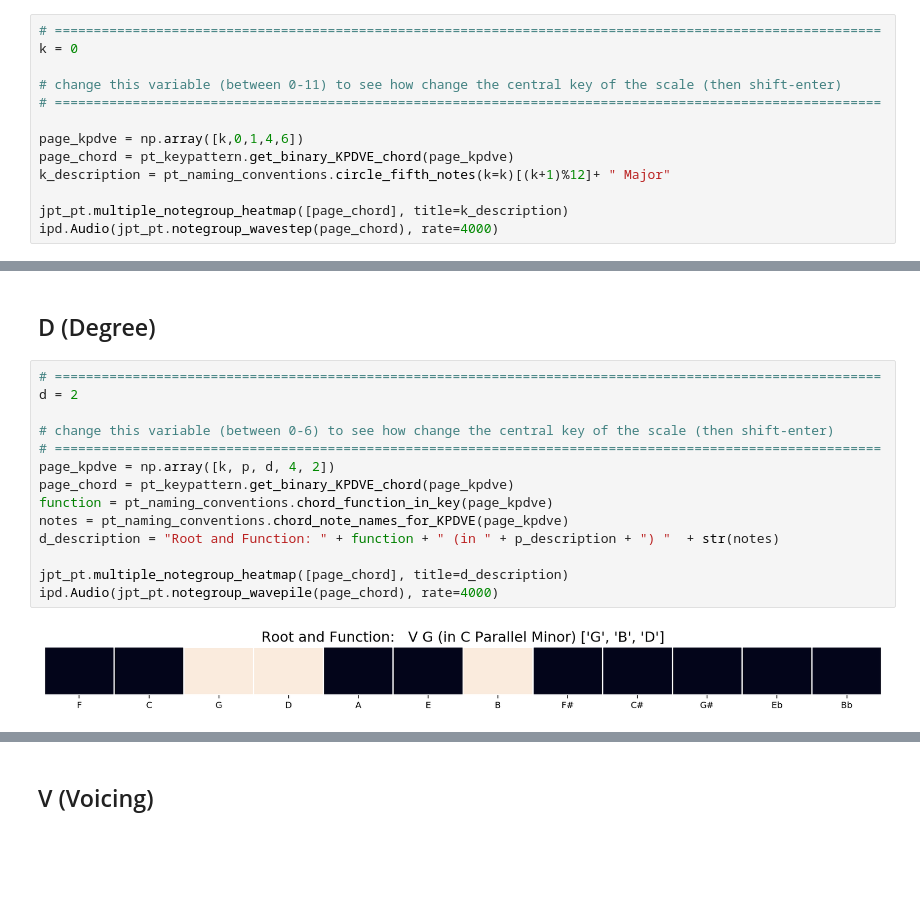
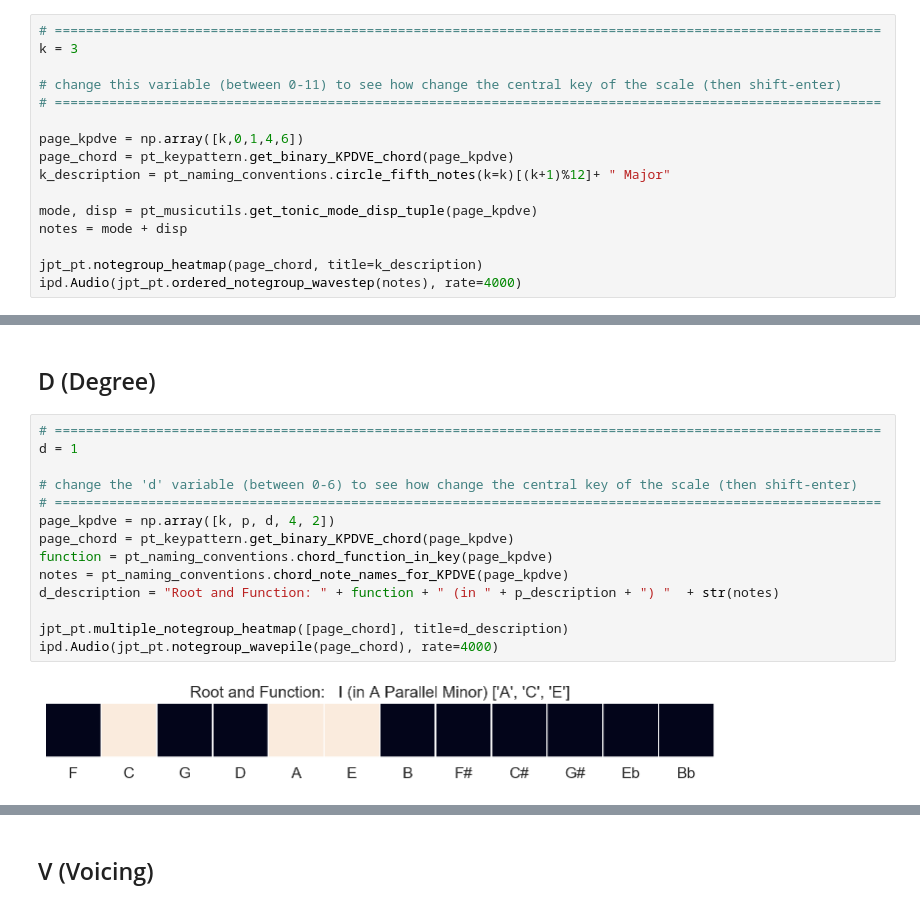
Before and after one commit to timsum/harmonypartition, a Jupyter notebook: jup/Chapter_5_KPDVE_nav.ipynb, the cells around one changed output, grey strips where cells are left out. Saved outputs shown, nothing was run; the diff lists cells and outputs as text; blank space fills up the shorter version.

```diff
--- a/jup/Chapter_5_KPDVE_nav.ipynb
+++ b/jup/Chapter_5_KPDVE_nav.ipynb
@@ -45,7 +43,7 @@ page_kpdve = np.array([k,p,d,v,e])
 ## K (Key)
 # %%
 # ==========================================================================================================
-k = 0
+k = 3
 
 # change this variable (between 0-11) to see how change the central key of the scale (then shift-enter)
 # ==========================================================================================================
@@ -54,6 +52,9 @@ page_kpdve = np.array([k,0,1,4,6])
 page_chord = pt_keypattern.get_binary_KPDVE_chord(page_kpdve)
 k_description = pt_naming_conventions.circle_fifth_notes(k=k)[(k+1)%12]+ " Major"
 
-jpt_pt.multiple_notegroup_heatmap([page_chord], title=k_description)
-ipd.Audio(jpt_pt.notegroup_wavestep(page_chord), rate=4000)
+mode, disp = pt_musicutils.get_tonic_mode_disp_tuple(page_kpdve)
+notes = mode + disp
+
+jpt_pt.notegroup_heatmap(page_chord, title=k_description)
+ipd.Audio(jpt_pt.ordered_notegroup_wavestep(notes), rate=4000)
 # %% [output]
@@ -81,20 +85,20 @@ ipd.Audio(jpt_pt.notegroup_wavestep(page_chord), rate=4000)
 ## D (Degree)
 # %%
 # ==========================================================================================================
-d = 2
+d = 1
 
-# change this variable (between 0-6) to see how change the central key of the scale (then shift-enter)
+# change the 'd' variable (between 0-6) to see how change the central key of the scale (then shift-enter)
 # ==========================================================================================================
 page_kpdve = np.array([k, p, d, 4, 2])
 page_chord = pt_keypattern.get_binary_KPDVE_chord(page_kpdve)
 function = pt_naming_conventions.chord_function_in_key(page_kpdve)
 notes = pt_naming_conventions.chord_note_names_for_KPDVE(page_kpdve)
 d_description = "Root and Function: " + function + " (in " + p_description + ") "  + str(notes)
 
 jpt_pt.multiple_notegroup_heatmap([page_chord], title=d_description)
 ipd.Audio(jpt_pt.notegroup_wavepile(page_chord), rate=4000)
 # %% [output]
-[figure, old version]
+[figure, new version]
 [interactive output not drawn]
 # %% [markdown]
 ## V (Voicing)
```
Also changed, not shown: parts of 6 cells of this notebook, 11 other files.
